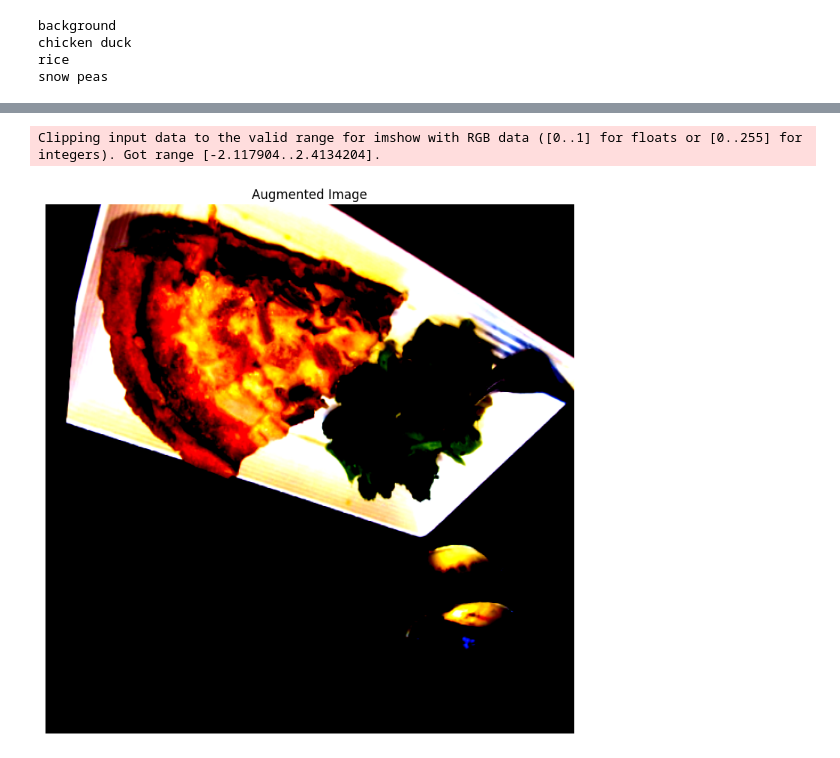
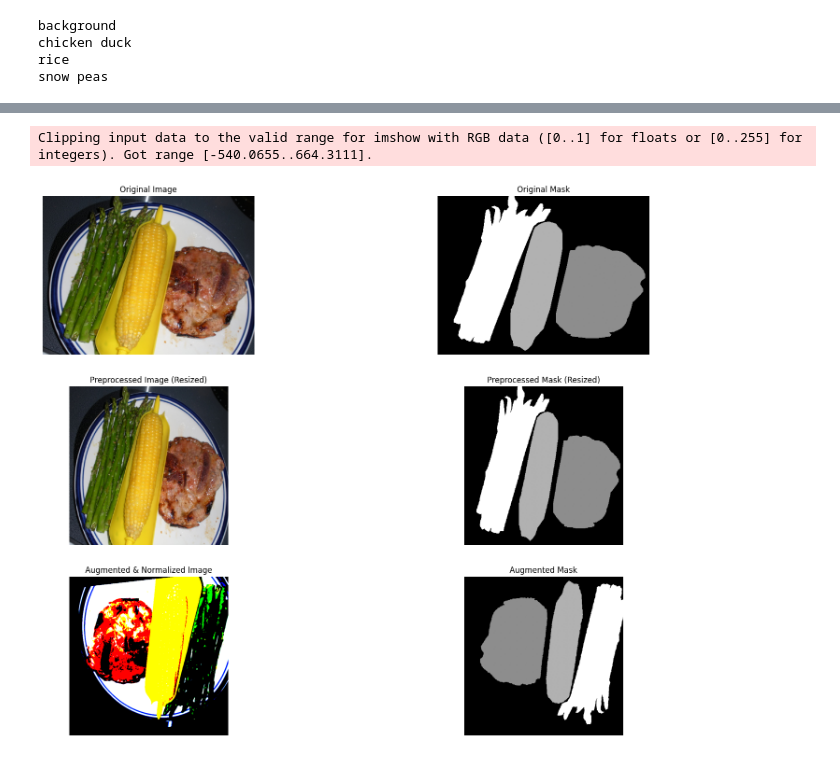
Before and after one commit to seoyoungk0909/comp4471_project, a Jupyter notebook: Data Preprocessing.ipynb, the cells around one changed output, grey strips where cells are left out. Saved outputs shown, nothing was run; the diff lists cells and outputs as text; code cells hidden in the pictures.

```diff
--- a/Data Preprocessing.ipynb
+++ b/Data Preprocessing.ipynb
@@ -324,27 +274,3 @@ def random_data_augmentation(image, mask=None):
         augmented = augmentation(image=image, mask=mask)
         return augmented["image"], augmented["mask"]
     return augmentation(image=image)["image"]
-# %%
-def show_random_data_augmentation(ds):
-    # Sample random image and mask from your dataset
-    sample = random.choice(ds)
-    image = np.array(sample["image"])  # Convert PIL to NumPy array
-    mask = np.array(sample["label"])  # Convert mask to NumPy array if available
-
-    # Apply random data augmentation
-    # augmented_image, augmented_mask = random_data_augmentation(image, mask)
-    augmented_image = random_data_augmentation(image)
-
-    plt.figure(figsize=(20, 10))
-    plt.subplot(1, 2, 1)
-    plt.title("Augmented Image")
-    plt.imshow(augmented_image)
-    plt.axis("off")
-
-    plt.show()
-
-
-show_random_data_augmentation(train_dataset)
-# %% [output]
-Clipping input data to the valid range for imshow with RGB data ([0..1] for floats or [0..255] for integers). Got range [-2.117904..2.4134204].
-[figure, removed]
@@ -351,3 +288,46 @@ Clipping input data to the valid range for imshow with RGB data ([0..1] for floa
+# %%
+def show_preprocessing_and_augmentation(ds):
+    """Display original, preprocessed (resized), and augmented image-mask pairs."""
+    sample = random.choice(ds)
+    image = np.array(sample["image"])
+    mask = np.array(sample["label"])
+
+    # Basic preprocessing (resize only)
+    preproc_image, preproc_mask = preprocess_image_basic(image, mask)
+    # Augmented and preprocessed
+    aug_image, aug_mask = augment_and_preprocess_image(image, mask)
+
+    plt.figure(figsize=(20, 15))
+    plt.subplot(3, 2, 1)
+    plt.title("Original Image")
+    plt.imshow(image)
+    plt.axis("off")
+    plt.subplot(3, 2, 2)
+    plt.title("Original Mask")
+    plt.imshow(mask, cmap="gray")
+    plt.axis("off")
+    plt.subplot(3, 2, 3)
+    plt.title("Preprocessed Image (Resized)")
+    plt.imshow(preproc_image)
+    plt.axis("off")
+    plt.subplot(3, 2, 4)
+    plt.title("Preprocessed Mask (Resized)")
+    plt.imshow(preproc_mask, cmap="gray")
+    plt.axis("off")
+    plt.subplot(3, 2, 5)
+    plt.title("Augmented & Normalized Image")
+    plt.imshow(aug_image * 255)  # Denormalize for display
+    plt.axis("off")
+    plt.subplot(3, 2, 6)
+    plt.title("Augmented Mask")
+    plt.imshow(aug_mask, cmap="gray")
+    plt.axis("off")
+    plt.show()
+# %%
+show_preprocessing_and_augmentation(train_dataset)
+# %% [output]
+Clipping input data to the valid range for imshow with RGB data ([0..1] for floats or [0..255] for integers). Got range [-540.0655..664.3111].
+[figure, added]
 # %%
 def preprocess_and_save_dataset(dataset, split_name, base_dir="data/foodseg103", augmentations=True):
     split_dir = Path(base_dir) / split_name
```
Also changed, not shown: parts of 16 cells of this notebook.
